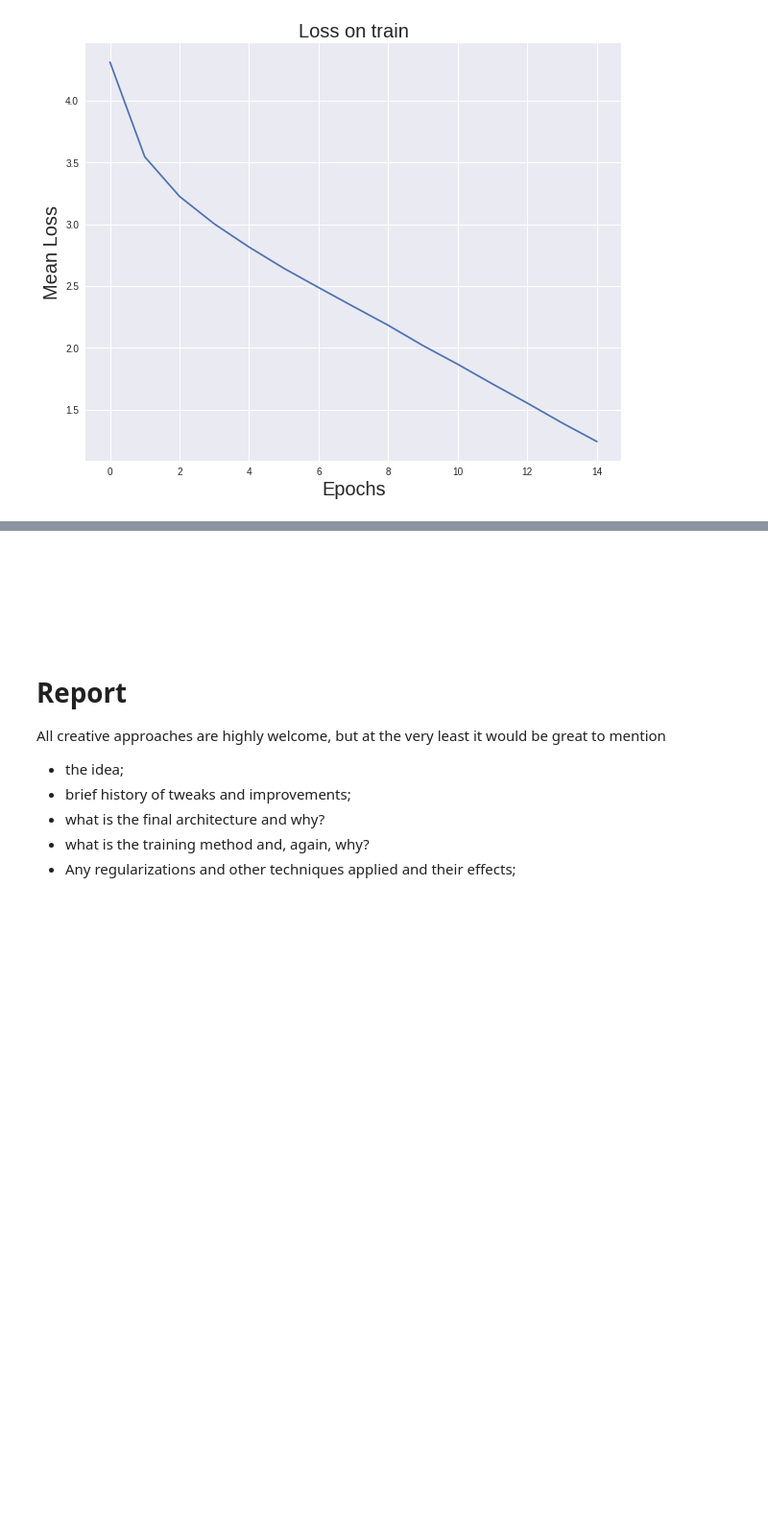
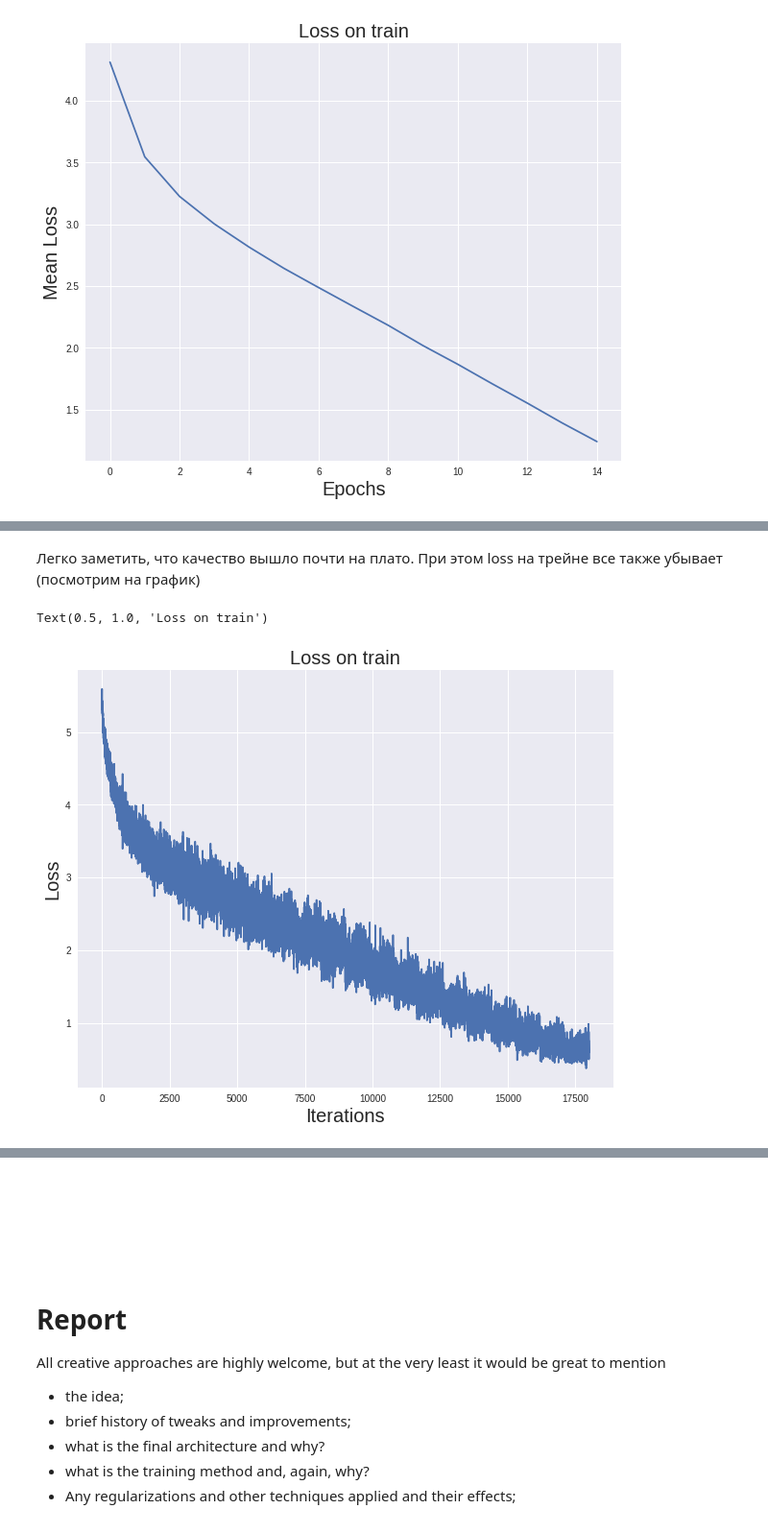
Before and after one commit to Radi4/DL_colab, a Jupyter notebook: homework_part2_solved.ipynb, the cells around one changed output, grey strips where cells are left out. Shown at 96% size. Saved outputs shown, nothing was run; the diff lists cells and outputs as text; code cells hidden in the pictures; blank space fills up the shorter version.

```diff
--- a/homework_part2_solved.ipynb
+++ b/homework_part2_solved.ipynb
@@ -416,0 +424,38 @@ Achievement unlocked: 110lvl Warlock!
+# %%
+num_epochs = 5 # total amount of full passes over training data
+batch_size = 100  # number of samples processed in one SGD iteration
+
+train_batch_gen = torch.utils.data.DataLoader(train_dataset,
+                                              batch_size=batch_size,
+                                              shuffle=True,
+                                              num_workers=1)
+val_batch_gen = torch.utils.data.DataLoader(val_dataset,
+                                              batch_size=batch_size,
+                                              shuffle=True,
+                                              num_workers=1)
+
+for epoch in tqdm(range(num_epochs)):
+    # In each epoch, we do a full pass over the training data:
+    start_time = time.time()
+    model.train(True) # enable dropout / batch_norm training behavior
+    for (X_batch, y_batch) in train_batch_gen:
+        # train on batch
+        loss = compute_loss(X_batch, y_batch)
+        loss.backward()
+        opt.step()
+        opt.zero_grad()
+        train_loss.append(loss.cpu().data.numpy())
+    print(epoch)
+    model.train(False) # disable dropout / use averages for batch_norm
+    for X_batch, y_batch in val_batch_gen:
+        logits = model(Variable(torch.FloatTensor(X_batch)).cuda())
+        y_pred = logits.max(1)[1].data
+        val_accuracy.append(np.mean( (y_batch.cpu() == y_pred.cpu()).numpy() ))
+
+    # Then we print the results for this epoch:
+    print("Epoch {} of {} took {:.3f}s".format(
+        epoch + 1, num_epochs, time.time() - start_time))
+    print("  training loss (in-iteration): \t{:.6f}".format(
+        np.mean(train_loss[-len(train_dataset) // batch_size :])))
+    print("  validation accuracy: \t\t\t{:.2f} %".format(
+        np.mean(val_accuracy[-len(val_dataset) // batch_size :]) * 100))
@@ -416,0 +522,10 @@ Achievement unlocked: 110lvl Warlock!
+# %% [markdown]
+Легко заметить, что качество вышло почти на плато. При этом loss на трейне все также убывает (посмотрим на график)
+# %%
+plt.plot(range(len(train_loss)), train_loss)
+plt.xlabel('Iterations', fontsize = 20)
+plt.ylabel('Loss', fontsize = 20)
+plt.title('Loss on train', fontsize = 20)
+# %% [output]
+Text(0.5, 1.0, 'Loss on train')
+[figure, added]
```
Also changed, not shown: parts of 18 cells of this notebook.
